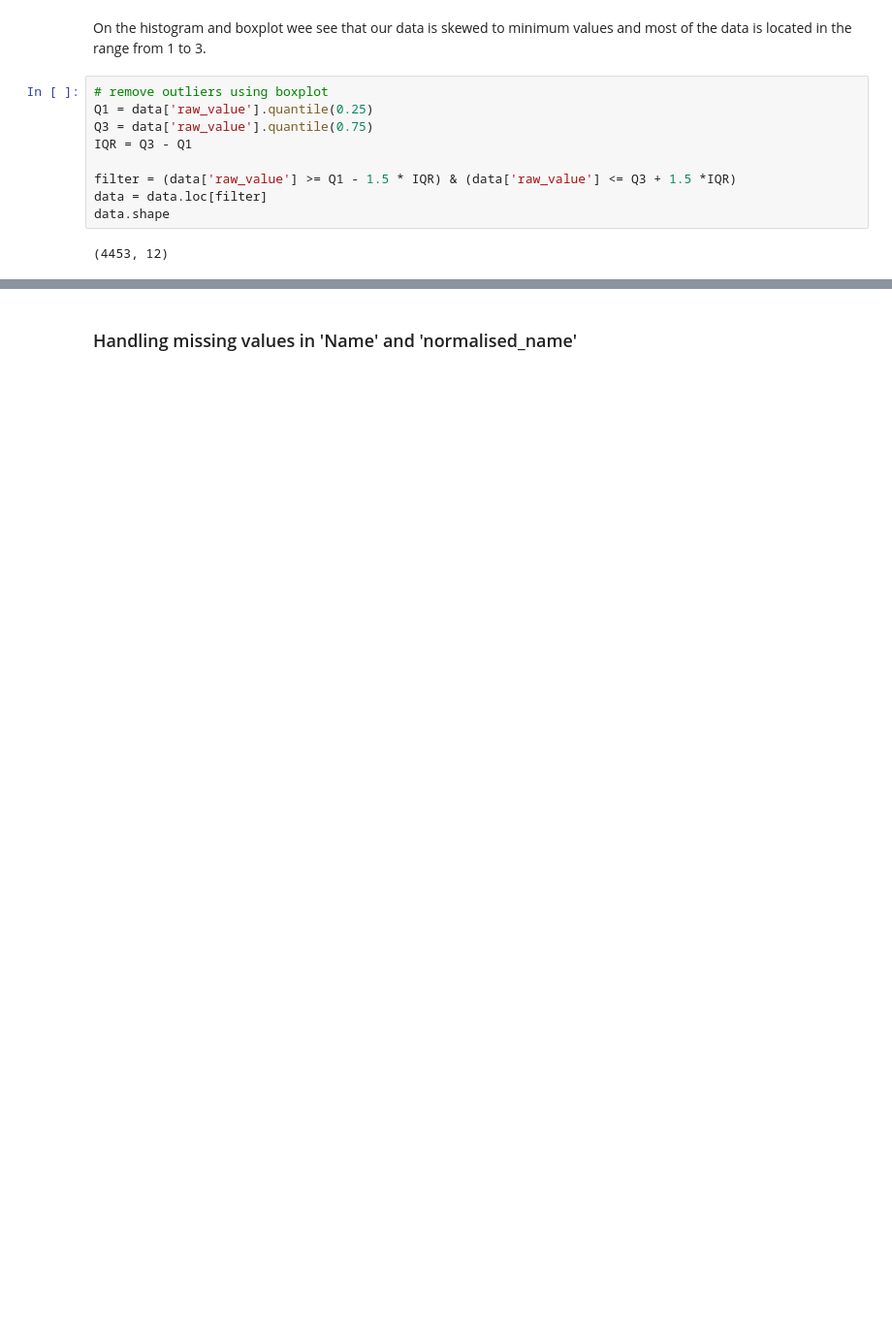
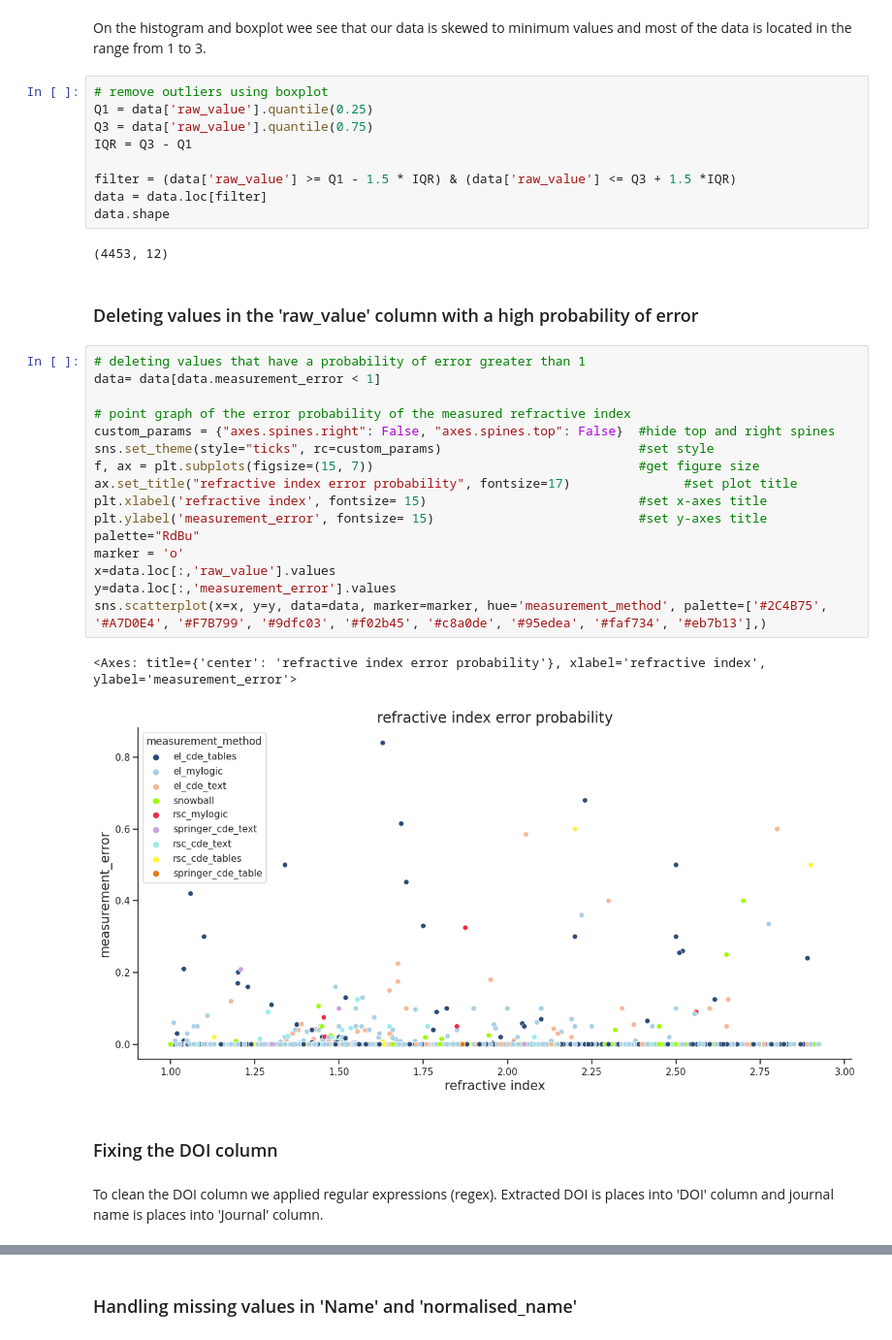
Before and after one commit to AsyaOrlova/ChemAlgorithmsCourse, a Jupyter notebook: hw_1.ipynb, the cells around one changed output, grey strips where cells are left out. Shown: that part at 97% size. Drawn from its saved outputs; the diff is of its cells as text; blank space fills up the shorter version.

Commit message:
raw_value, DOI

```diff
--- a/hw_1.ipynb
+++ b/hw_1.ipynb
@@ -219,3 +219,28 @@ data = data.loc[filter]
 data.shape
 # %% [output]
 (4453, 12)
+# %% [markdown]
+### Deleting values in the 'raw_value' column with a high probability of error
+# %%
+# deleting values that have a probability of error greater than 1
+data= data[data.measurement_error < 1]
+
+# point graph of the error probability of the measured refractive index
+custom_params = {"axes.spines.right": False, "axes.spines.top": False}  #hide top and right spines
+sns.set_theme(style="ticks", rc=custom_params)                          #set style
+f, ax = plt.subplots(figsize=(15, 7))                                   #get figure size
+ax.set_title("refractive index error probability", fontsize=17)               #set plot title
+plt.xlabel('refractive index', fontsize= 15)                            #set x-axes title
+plt.ylabel('measurement_error', fontsize= 15)                           #set y-axes title
+palette="RdBu"
+marker = 'o'
+x=data.loc[:,'raw_value'].values
+y=data.loc[:,'measurement_error'].values
+sns.scatterplot(x=x, y=y, data=data, marker=marker, hue='measurement_method', palette=['#2C4B75', '#A7D0E4', '#F7B799', '#9dfc03', '#f02b45', '#c8a0de', '#95edea', '#faf734', '#eb7b13'],)
+# %% [output]
+<Axes: title={'center': 'refractive index error probability'}, xlabel='refractive index', ylabel='measurement_error'>
+[figure, added]
+# %% [markdown]
+### Fixing the DOI column
+# %% [markdown]
+To clean the DOI column we applied regular expressions (regex). Extracted DOI is places into 'DOI' column and journal name is places into 'Journal' column.
```
Also changed, not shown: parts of 10 cells of this notebook.
